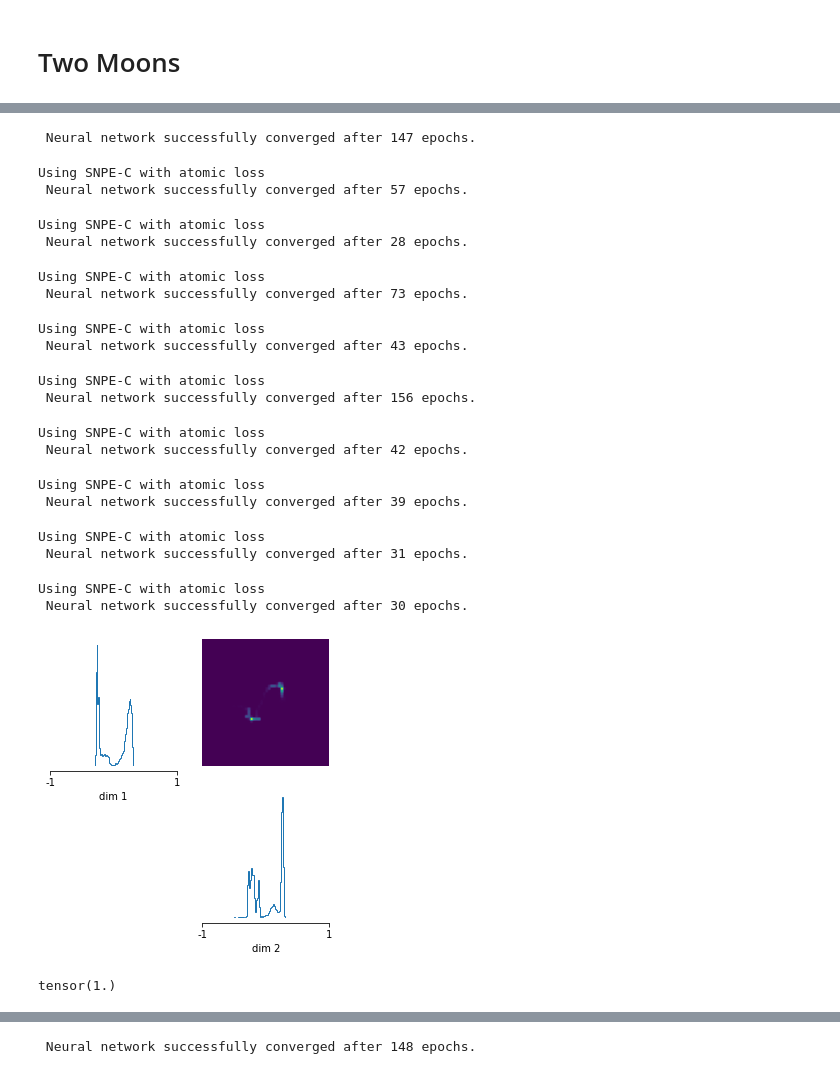
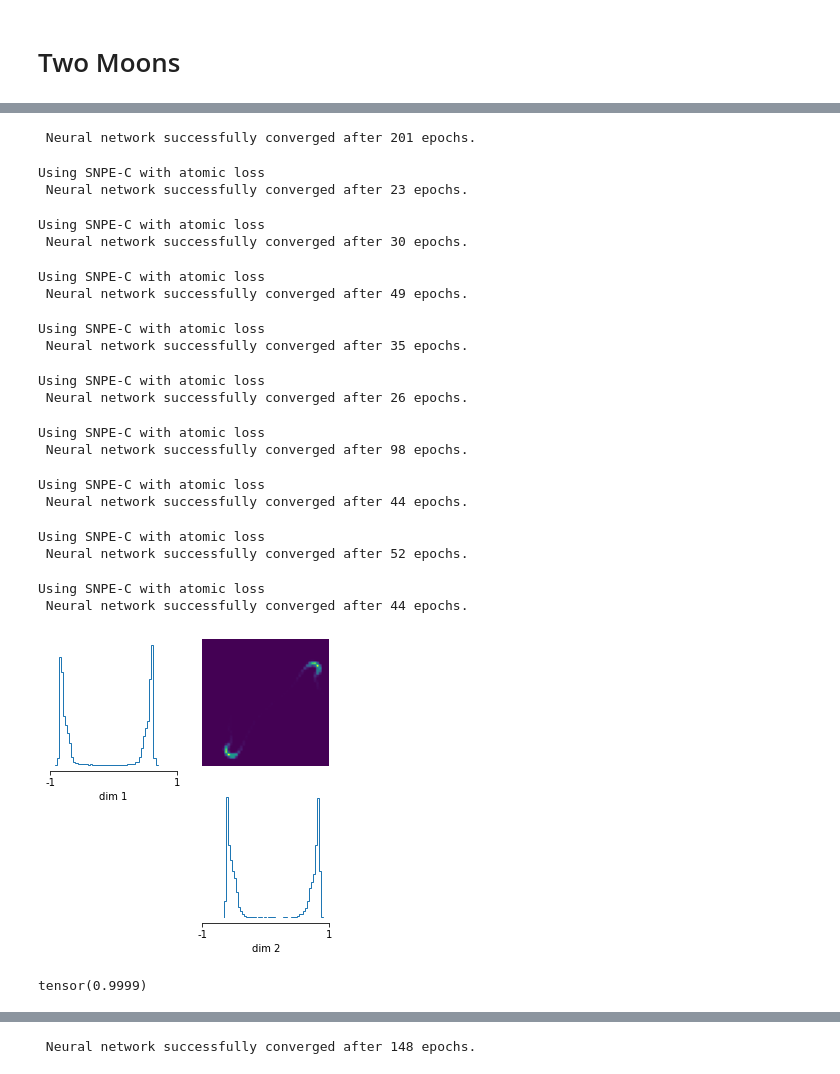
Before and after one commit to SRagy/sbi, a Jupyter notebook: Sammy_examples/Two_Moons.ipynb, the cells around one changed output, grey strips where cells are left out. Cells and saved outputs as stored; diff of their text form; code cells hidden in the pictures.

```diff
--- a/Sammy_examples/Two_Moons.ipynb
+++ b/Sammy_examples/Two_Moons.ipynb
@@ -61,43 +26,50 @@ def simulation_wrapper(params):
+# %%
+tm = sbibm.get_task("two_moons")  # See sbibm.get_available_tasks() for all tasks
+tm_simulator = tm.get_simulator()
+tm_prior = tm.get_prior_dist()
 # %%
 num_rounds = 10
 posteriors = []
-simulator, prior = prepare_for_sbi(full_simulation_wrapper, prior)
+simulator, prior = prepare_for_sbi(tm_simulator, tm_prior)
 proposal = prior
 inference = SNPE(prior=prior)
 for i in range(num_rounds):
     theta, x = simulate_for_sbi(simulator, proposal, num_simulations=1000, num_workers=7)
     density_estimator = inference.append_simulations(theta, x, proposal=proposal).train(loss_function='default')
     posterior = inference.build_posterior(density_estimator)
     posteriors.append(posterior)
-    proposal = posterior.set_default_x(torch.tensor([0,0]))
+    proposal = posterior.set_default_x(tm.get_observation(1))
 samples, acceptance_rate = posterior.sample((10000,), return_acceptance_rate=True)
 fig, axes = analysis.pairplot(samples,
                         limits=[[-1,1], [-1,1]],
                         ticks=[[-1,1], [-1,1]],
                         figsize=(5,5),
                         points_offdiag={'markersize': 6},
                         points_colors='r');
 plt.show()
 print(acceptance_rate)
+
+reference_samples = tm.get_reference_posterior_samples(1)
+c2st_accuracy = c2st(samples, reference_samples)
 # %% [output]
- Neural network successfully converged after 147 epochs.
+ Neural network successfully converged after 201 epochs.
 Using SNPE-C with atomic loss
- Neural network successfully converged after 57 epochs.
+ Neural network successfully converged after 23 epochs.
 Using SNPE-C with atomic loss
- Neural network successfully converged after 28 epochs.
+ Neural network successfully converged after 30 epochs.
 Using SNPE-C with atomic loss
- Neural network successfully converged after 73 epochs.
+ Neural network successfully converged after 49 epochs.
 Using SNPE-C with atomic loss
- Neural network successfully converged after 43 epochs.
+ Neural network successfully converged after 35 epochs.
 Using SNPE-C with atomic loss
- Neural network successfully converged after 156 epochs.
+ Neural network successfully converged after 26 epochs.
 Using SNPE-C with atomic loss
- Neural network successfully converged after 42 epochs.
+ Neural network successfully converged after 98 epochs.
 Using SNPE-C with atomic loss
- Neural network successfully converged after 39 epochs.
+ Neural network successfully converged after 44 epochs.
 Using SNPE-C with atomic loss
- Neural network successfully converged after 31 epochs.
+ Neural network successfully converged after 52 epochs.
 Using SNPE-C with atomic loss
- Neural network successfully converged after 30 epochs.
+ Neural network successfully converged after 44 epochs.
-[figure, old version]
+[figure, new version]
-tensor(1.)
+tensor(0.9999)
```
Also changed, not shown: parts of 8 cells of this notebook, 6 other files.
